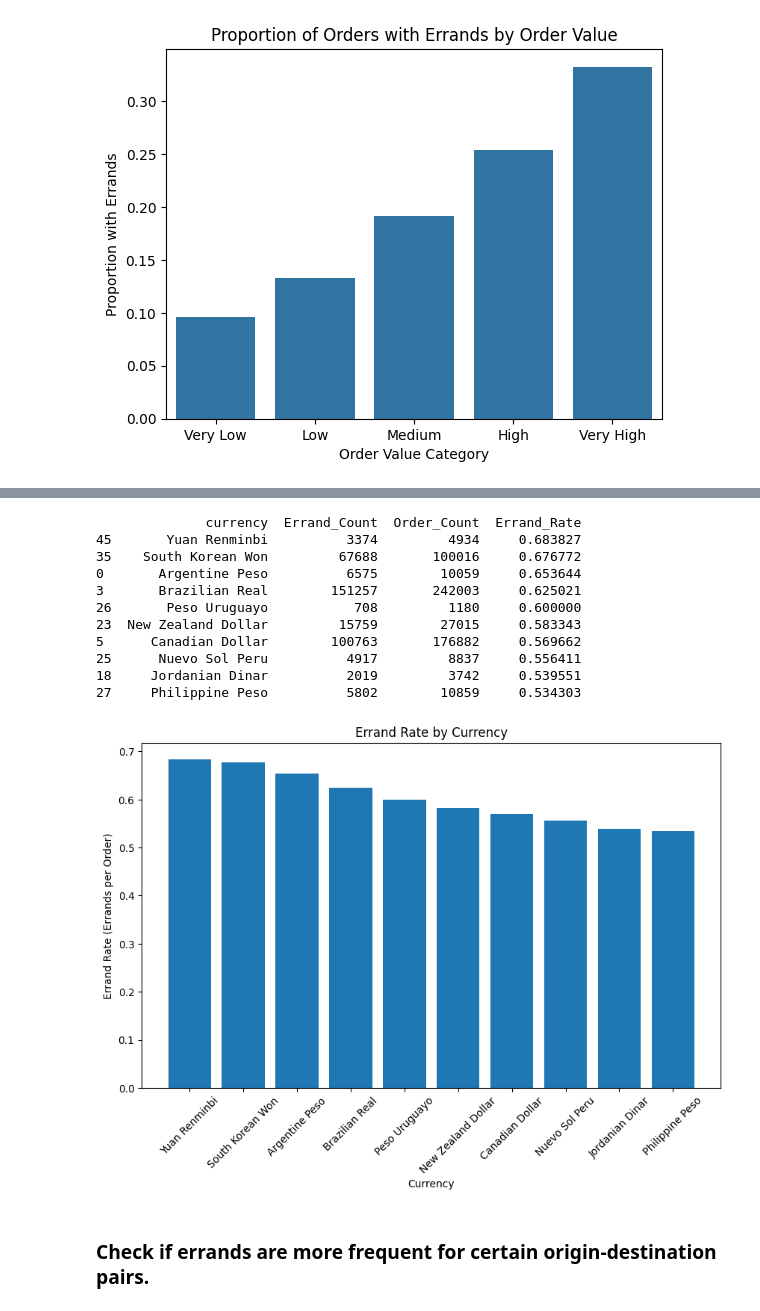
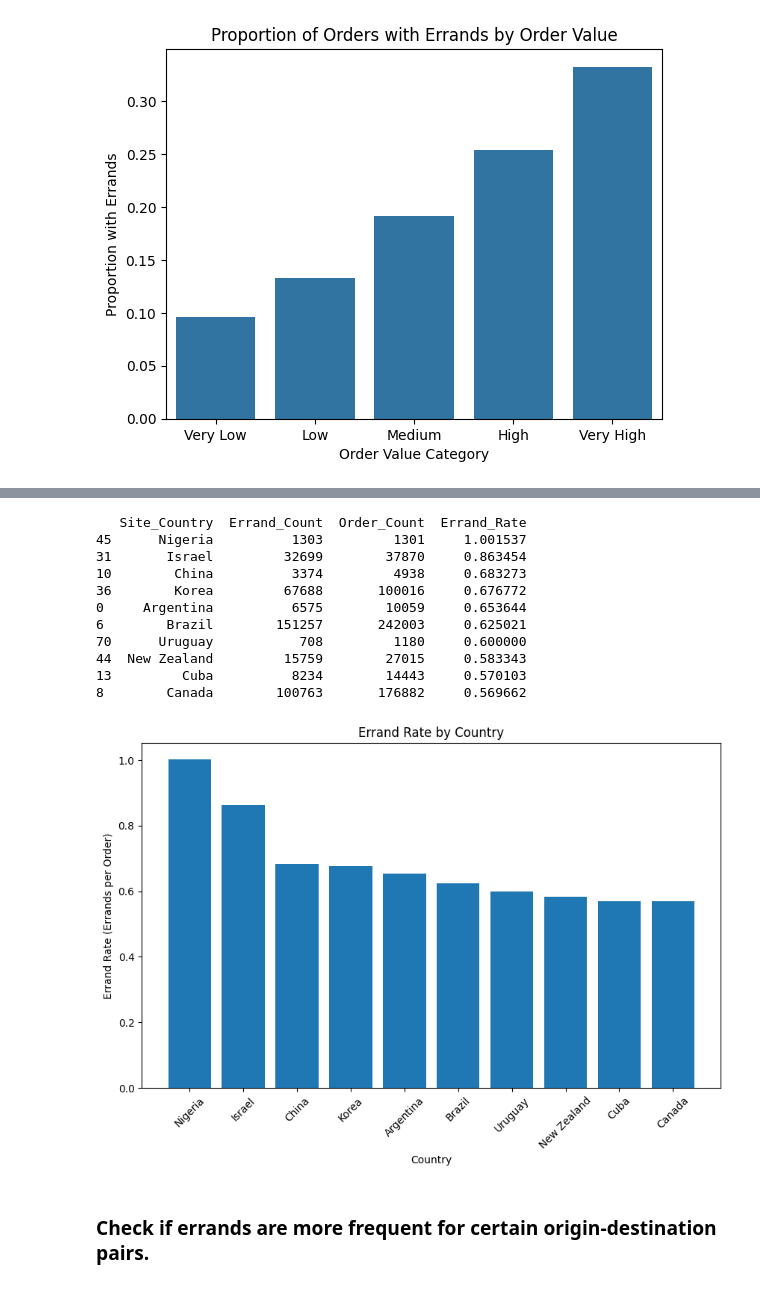
Before and after one commit to MinaBadri/MinaBadri-20250117, a Jupyter notebook: analysis.ipynb, the cells around one changed output, grey strips where cells are left out. Cells and saved outputs as stored; diff of their text form; code cells hidden in the pictures.

Commit message:
further analysis

```diff
--- a/analysis.ipynb
+++ b/analysis.ipynb
@@ -285,38 +298,39 @@ plt.show()
 # %%
 df = pd.merge(errands_df, orders_df, on='order_id', how='left')
 
-currency_errands = df.groupby('currency').size().reset_index(name='Errand_Count')
+currency_errands = df.groupby('Site_Country').size().reset_index(name='Errand_Count')
 
-orders_per_currency = orders_df.groupby('currency').size().reset_index(name='Order_Count')
+orders_per_currency = orders_df.groupby('Site_Country').size().reset_index(name='Order_Count')
 
-currency_analysis = pd.merge(currency_errands, orders_per_currency, on='currency', how='left')
+currency_analysis = pd.merge(currency_errands, orders_per_currency, on='Site_Country', how='left')
+
 
 currency_analysis['Errand_Rate'] = currency_analysis['Errand_Count'] / currency_analysis['Order_Count']
 
 currency_analysis_sorted = currency_analysis.sort_values(by='Errand_Rate', ascending=False).head(10)
 
 print(currency_analysis_sorted)
 
 plt.figure(figsize=(10, 6))
-plt.bar(currency_analysis_sorted['currency'], currency_analysis_sorted['Errand_Rate'])
-plt.xlabel('Currency')
+plt.bar(currency_analysis_sorted['Site_Country'], currency_analysis_sorted['Errand_Rate'])
+plt.xlabel('Country')
 plt.ylabel('Errand Rate (Errands per Order)')
-plt.title('Errand Rate by Currency')
+plt.title('Errand Rate by Country')
 plt.xticks(rotation=45)
 plt.show()
 # %% [output]
-              currency  Errand_Count  Order_Count  Errand_Rate
-45       Yuan Renminbi          3374         4934     0.683827
-35    South Korean Won         67688       100016     0.676772
-0       Argentine Peso          6575        10059     0.653644
-3       Brazilian Real        151257       242003     0.625021
-26       Peso Uruguayo           708         1180     0.600000
-23  New Zealand Dollar         15759        27015     0.583343
-5      Canadian Dollar        100763       176882     0.569662
-25      Nuevo Sol Peru          4917         8837     0.556411
-18     Jordanian Dinar          2019         3742     0.539551
-27     Philippine Peso          5802        10859     0.534303
+   Site_Country  Errand_Count  Order_Count  Errand_Rate
+45      Nigeria          1303         1301     1.001537
+31       Israel         32699        37870     0.863454
+10        China          3374         4938     0.683273
+36        Korea         67688       100016     0.676772
+0     Argentina          6575        10059     0.653644
+6        Brazil        151257       242003     0.625021
+70      Uruguay           708         1180     0.600000
+44  New Zealand         15759        27015     0.583343
+13         Cuba          8234        14443     0.570103
+8        Canada        100763       176882     0.569662
-[figure, old version]
+[figure, new version]
 # %% [markdown]
 ### Check if errands are more frequent for certain origin-destination pairs.
 # %%
```
Also changed, not shown: parts of 13 cells of this notebook, 1 other file.
